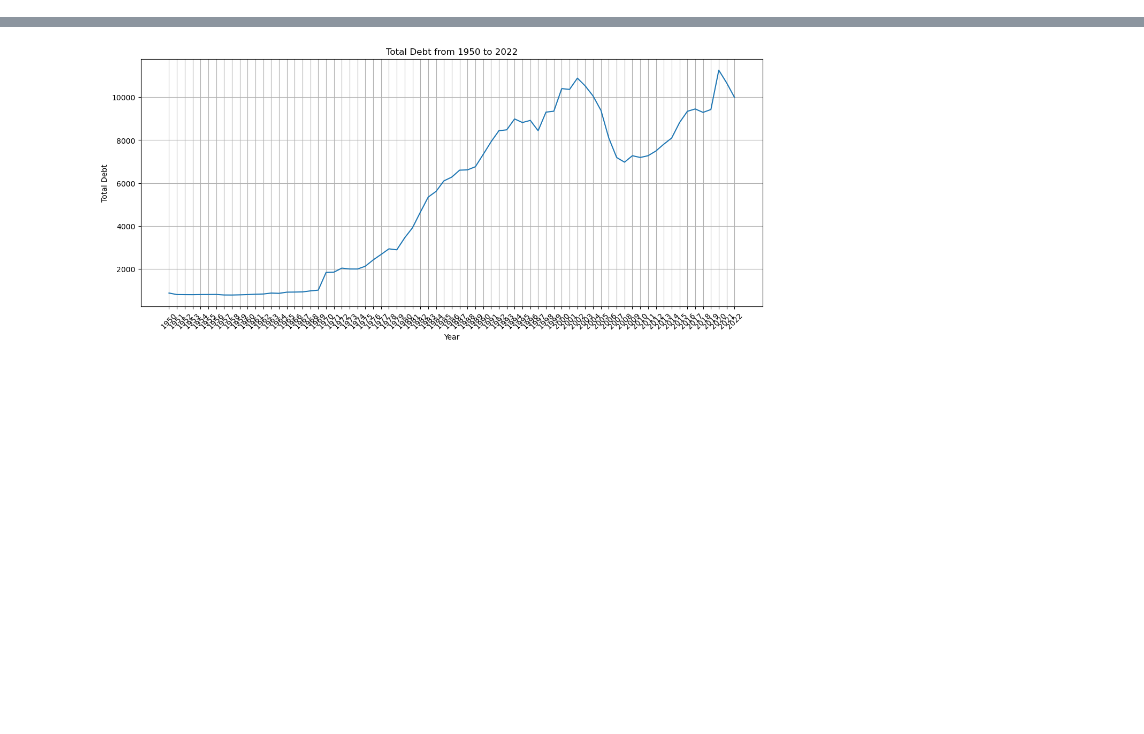
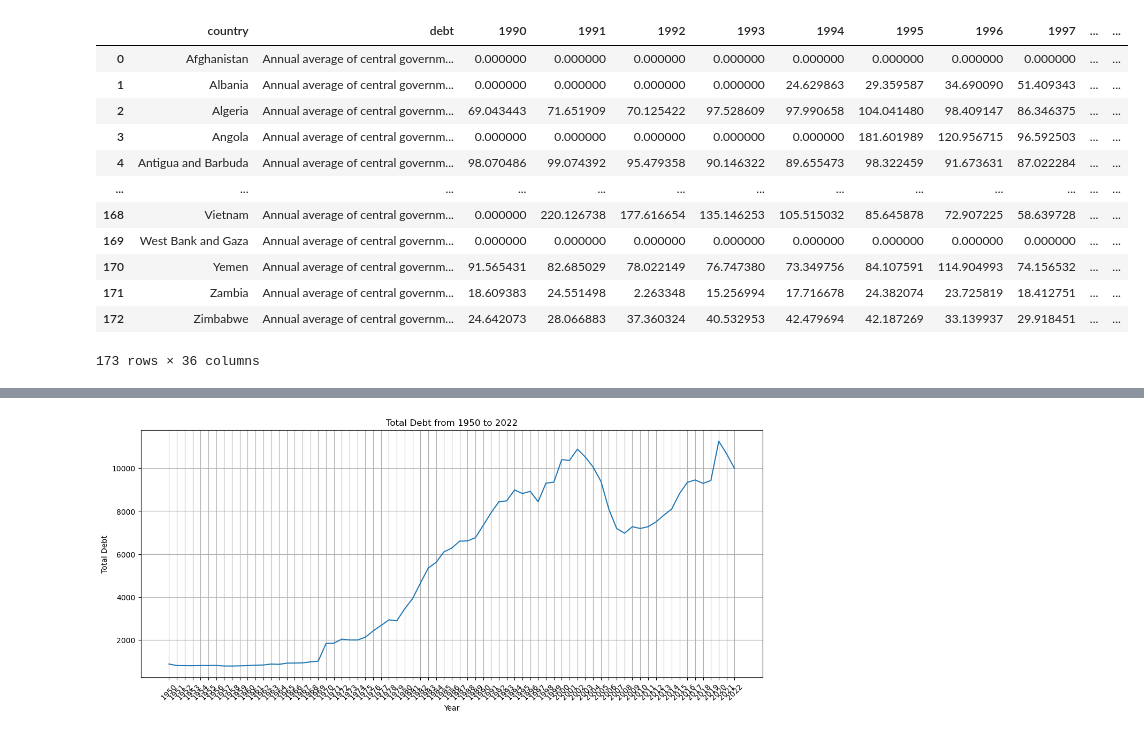
Before and after one commit to MaukanMir/global-debt-analysis, a Jupyter notebook: training.ipynb, the cells around one changed output, grey strips where cells are left out. Cells and saved outputs as stored; diff of their text form; code cells hidden in the pictures; blank space fills up the shorter version.

```diff
--- a/training.ipynb
+++ b/training.ipynb
@@ -101 +101,17 @@ centeral_government, household_debt, general_government_debt, non_financial_debt
+# %%
+centeral_government
+# %% [output]
+|  | country | debt | 1990 | 1991 | 1992 | 1993 | 1994 | 1995 | 1996 | 1997 | ... | ... |
+| 0 | Afghanistan | Annual average of central governm... | 0.000000 | 0.000000 | 0.000000 | 0.000000 | 0.000000 | 0.000000 | 0.000000 | 0.000000 | ... | ... |
+| 1 | Albania | Annual average of central governm... | 0.000000 | 0.000000 | 0.000000 | 0.000000 | 24.629863 | 29.359587 | 34.690090 | 51.409343 | ... | ... |
+| 2 | Algeria | Annual average of central governm... | 69.043443 | 71.651909 | 70.125422 | 97.528609 | 97.990658 | 104.041480 | 98.409147 | 86.346375 | ... | ... |
+| 3 | Angola | Annual average of central governm... | 0.000000 | 0.000000 | 0.000000 | 0.000000 | 0.000000 | 181.601989 | 120.956715 | 96.592503 | ... | ... |
+| 4 | Antigua and Barbuda | Annual average of central governm... | 98.070486 | 99.074392 | 95.479358 | 90.146322 | 89.655473 | 98.322459 | 91.673631 | 87.022284 | ... | ... |
+| ... | ... | ... | ... | ... | ... | ... | ... | ... | ... | ... | ... | ... |
+| 168 | Vietnam | Annual average of central governm... | 0.000000 | 220.126738 | 177.616654 | 135.146253 | 105.515032 | 85.645878 | 72.907225 | 58.639728 | ... | ... |
+| 169 | West Bank and Gaza | Annual average of central governm... | 0.000000 | 0.000000 | 0.000000 | 0.000000 | 0.000000 | 0.000000 | 0.000000 | 0.000000 | ... | ... |
+| 170 | Yemen | Annual average of central governm... | 91.565431 | 82.685029 | 78.022149 | 76.747380 | 73.349756 | 84.107591 | 114.904993 | 74.156532 | ... | ... |
+| 171 | Zambia | Annual average of central governm... | 18.609383 | 24.551498 | 2.263348 | 15.256994 | 17.716678 | 24.382074 | 23.725819 | 18.412751 | ... | ... |
+| 172 | Zimbabwe | Annual average of central governm... | 24.642073 | 28.066883 | 37.360324 | 40.532953 | 42.479694 | 42.187269 | 33.139937 | 29.918451 | ... | ... |
+173 rows × 36 columns
 # %%
```
Also changed, not shown: parts of 6 cells of this notebook.
